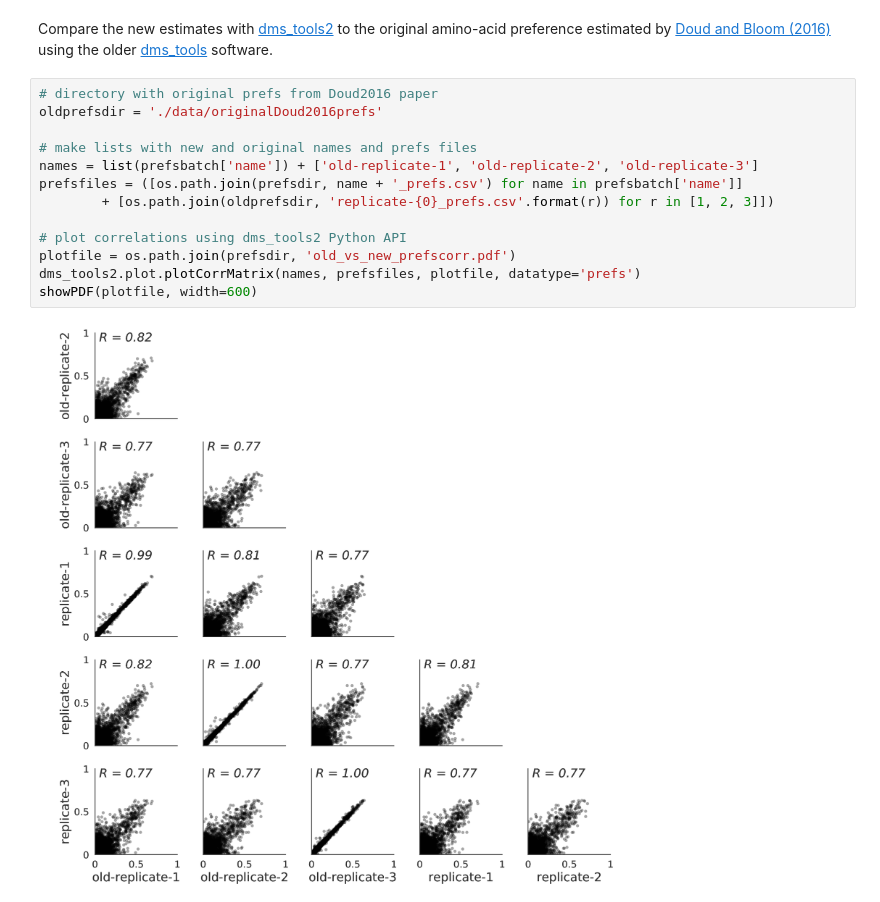
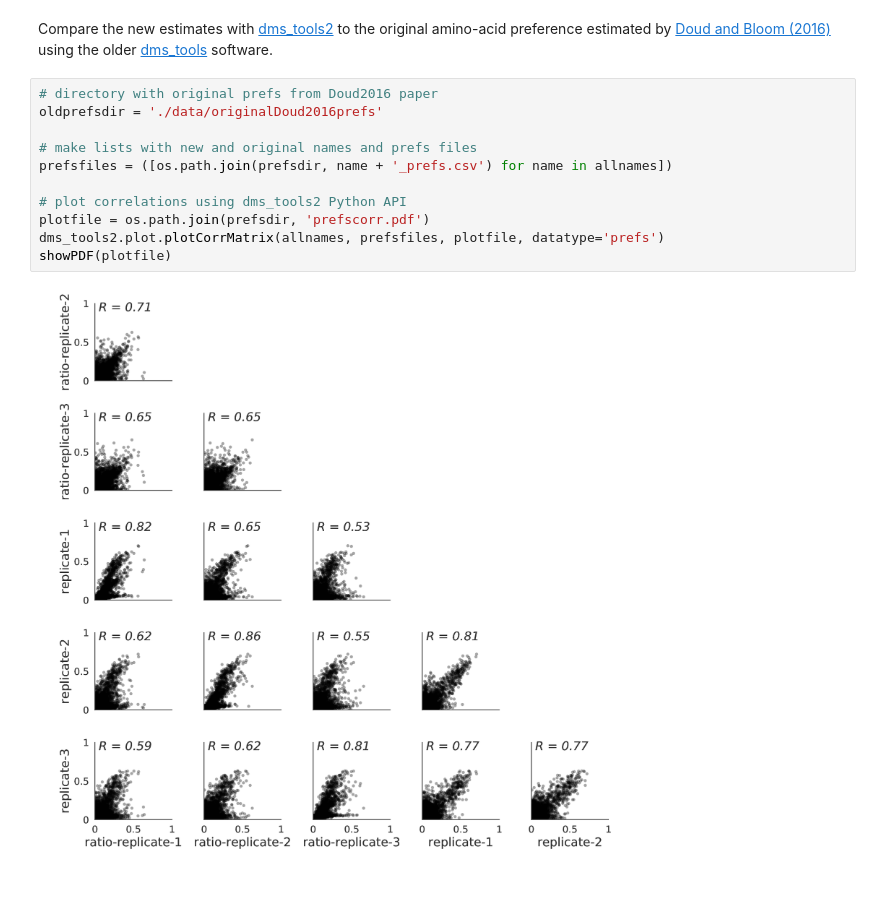
Before and after one commit to jbloomlab/dms_tools2, a Jupyter notebook: examples/Doud2016/analysis_notebook.ipynb, the cells around one changed output. Saved outputs shown, nothing was run; the diff lists cells and outputs as text.

```diff
--- a/examples/Doud2016/analysis_notebook.ipynb
+++ b/examples/Doud2016/analysis_notebook.ipynb
@@ -357,15 +431,13 @@ Compare the new estimates with [dms_tools2](http://jbloomlab.github.io/dms_tools
 # %%
 # directory with original prefs from Doud2016 paper
 oldprefsdir = './data/originalDoud2016prefs'
 
 # make lists with new and original names and prefs files
-names = list(prefsbatch['name']) + ['old-replicate-1', 'old-replicate-2', 'old-replicate-3']
-prefsfiles = ([os.path.join(prefsdir, name + '_prefs.csv') for name in prefsbatch['name']]
-        + [os.path.join(oldprefsdir, 'replicate-{0}_prefs.csv'.format(r)) for r in [1, 2, 3]])
+prefsfiles = ([os.path.join(prefsdir, name + '_prefs.csv') for name in allnames])
 
 # plot correlations using dms_tools2 Python API
-plotfile = os.path.join(prefsdir, 'old_vs_new_prefscorr.pdf')
-dms_tools2.plot.plotCorrMatrix(names, prefsfiles, plotfile, datatype='prefs')
-showPDF(plotfile, width=600)
+plotfile = os.path.join(prefsdir, 'prefscorr.pdf')
+dms_tools2.plot.plotCorrMatrix(allnames, prefsfiles, plotfile, datatype='prefs')
+showPDF(plotfile)
 # %% [output]
-[figure, old version]
+[figure, new version]
```
Also changed, not shown: parts of 2 cells of this notebook.
